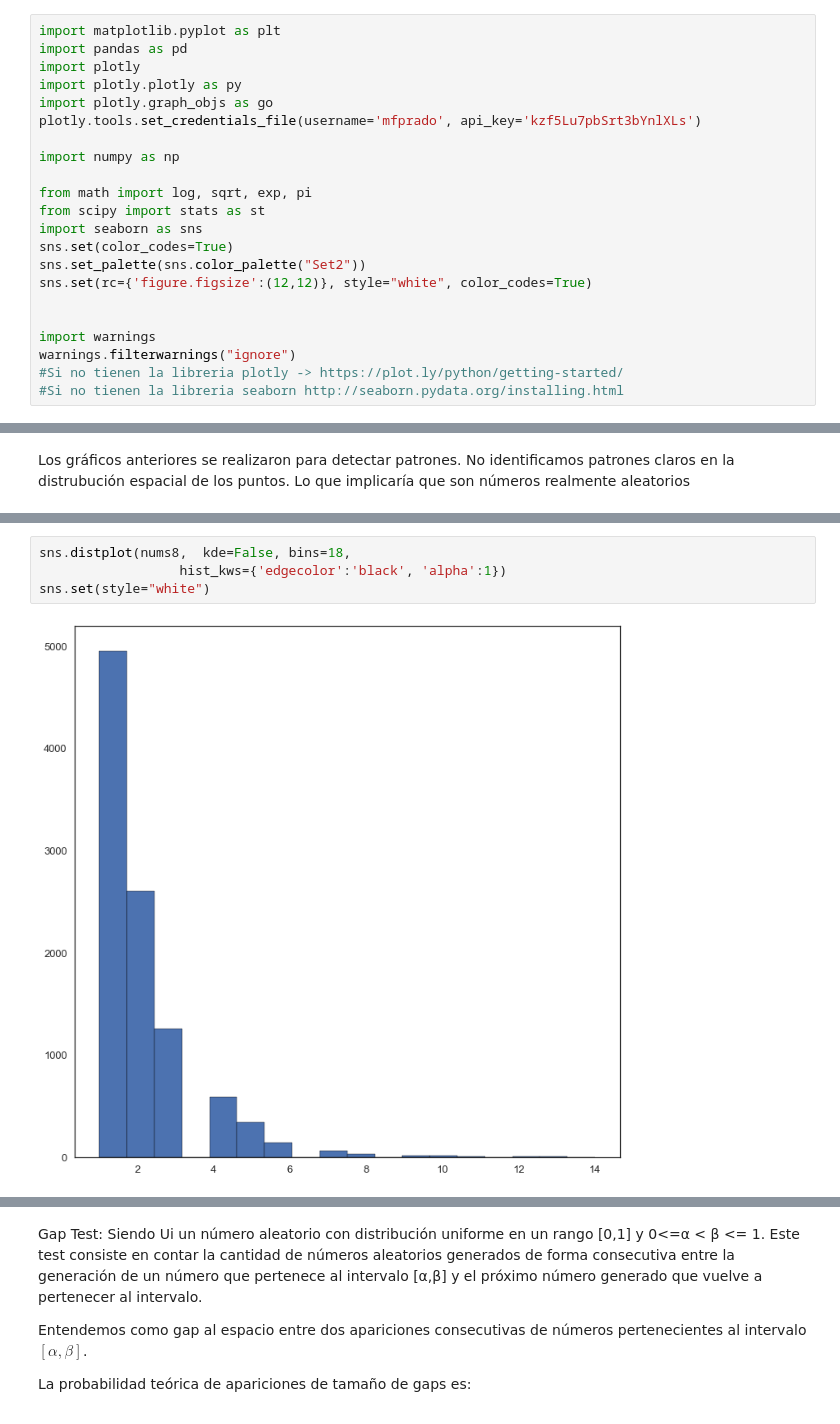
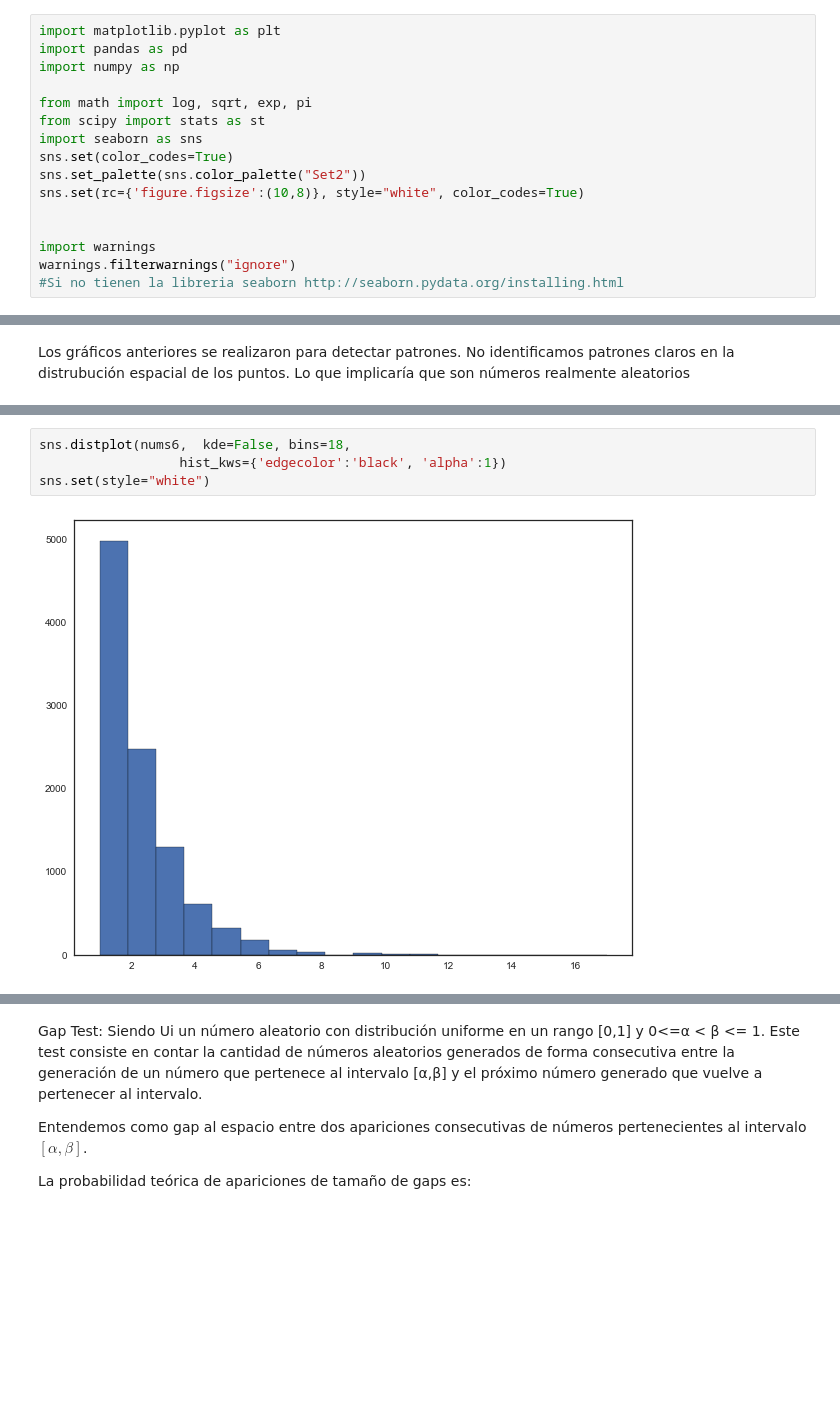
Before and after one commit to victorbravoarroyo/Simulacion, a Jupyter notebook: notebook.ipynb, the cells around one changed output, grey strips where cells are left out. Cells and saved outputs as stored; diff of their text form; blank space fills up the shorter version.

```diff
--- a/notebook.ipynb
+++ b/notebook.ipynb
@@ -1,11 +1,6 @@
 # %%
 import matplotlib.pyplot as plt
 import pandas as pd
-import plotly
-import plotly.plotly as py
-import plotly.graph_objs as go
-plotly.tools.set_credentials_file(username='mfprado', api_key='kzf5Lu7pbSrt3bYnlXLs')
-
 import numpy as np
 
 from math import log, sqrt, exp, pi
@@ -13,12 +8,11 @@ from scipy import stats as st
 import seaborn as sns
 sns.set(color_codes=True)
 sns.set_palette(sns.color_palette("Set2"))
-sns.set(rc={'figure.figsize':(12,12)}, style="white", color_codes=True)
+sns.set(rc={'figure.figsize':(10,8)}, style="white", color_codes=True)
 
 
 import warnings
 warnings.filterwarnings("ignore")
-#Si no tienen la libreria plotly -> https://plot.ly/python/getting-started/
 #Si no tienen la libreria seaborn http://seaborn.pydata.org/installing.html
 # %% [markdown]
 # Trabajo Prático 1
@@ -378,9 +372,9 @@ D2 = 33461.28279999999
 # %%
-sns.distplot(nums8,  kde=False, bins=18,
+sns.distplot(nums6,  kde=False, bins=18,
                   hist_kws={'edgecolor':'black', 'alpha':1})
 sns.set(style="white")
 # %% [output]
-[figure, old version]
+[figure, new version]
 # %% [markdown]
 Primero medimos la dispersión de las ocurrencias observadas $N_{i}$ respecto de las esperadas ( $np_{i}$ ):
 
```
Also changed, not shown: parts of 21 cells of this notebook.
